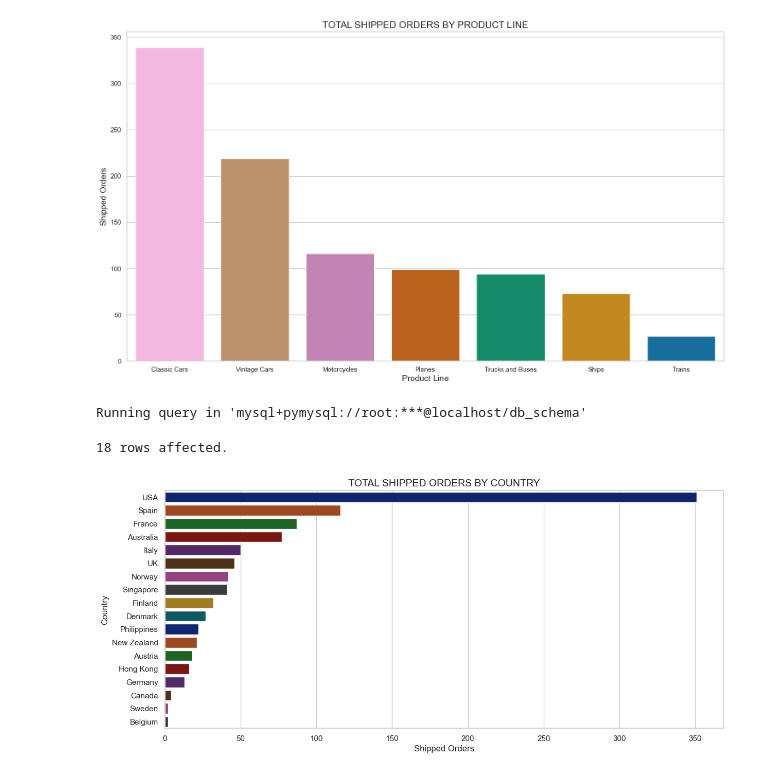
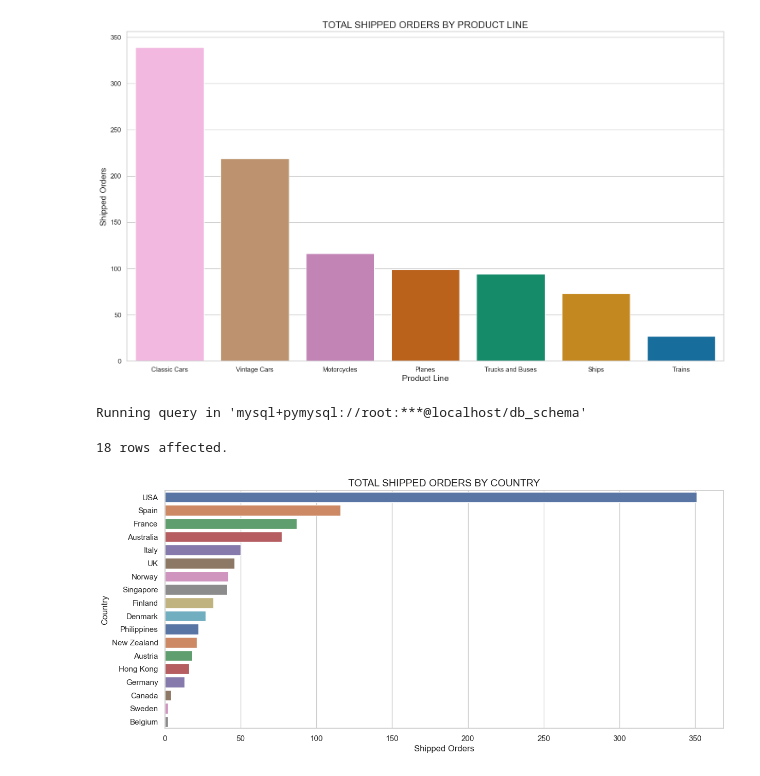
Before and after one commit to Dedamola1/Customer_and_Product_Analysis, a Jupyter notebook: Products EDA.ipynb, the cells around one changed output. Saved outputs shown, nothing was run; the diff lists cells and outputs as text; code cells hidden in the pictures.

```diff
--- a/Products EDA.ipynb
+++ b/Products EDA.ipynb
@@ -178,20 +178,20 @@ Running query in 'mysql+pymysql://root:***@localhost/db_schema'
 # %%
 data = %sql WITH product_CTE AS (SELECT c.country, odn.status, COUNT(od.`orderNumber`) AS total_shipped_orders, ROW_NUMBER () OVER(PARTITION BY odn.status ORDER BY COUNT(od.`orderNumber`) DESC) AS row_num FROM products_new pn JOIN orderdetails od ON od.`productCode` = pn.`productCode` JOIN orders_new odn ON odn.`orderNumber` = od.`orderNumber` JOIN customers_new c ON c.`customerNumber` = odn.`customerNumber` GROUP BY c.country, odn.status HAVING odn.status = 'Shipped') SELECT country, total_shipped_orders FROM `product_CTE`;
 df = data.DataFrame()
 
 # Create the barplot without hue
 plt.figure(figsize=(14, 6))
-g = sns.barplot(data=df, y='country', x='total_shipped_orders', palette="dark",
+g = sns.barplot(data=df, y='country', x='total_shipped_orders', palette="deep",
                 hue='country', legend=False)
 
 # Set axis labels and title
 g.set_xlabel("Shipped Orders", fontsize=12)
 g.set_ylabel("Country", fontsize=12)
 plt.title("Total Shipped Orders by Country".upper(), fontsize=14)
 
 # Show plot
 plt.show()
 # %% [output]
 Running query in 'mysql+pymysql://root:***@localhost/db_schema'
 18 rows affected.
-[figure, old version]
+[figure, new version]
```
